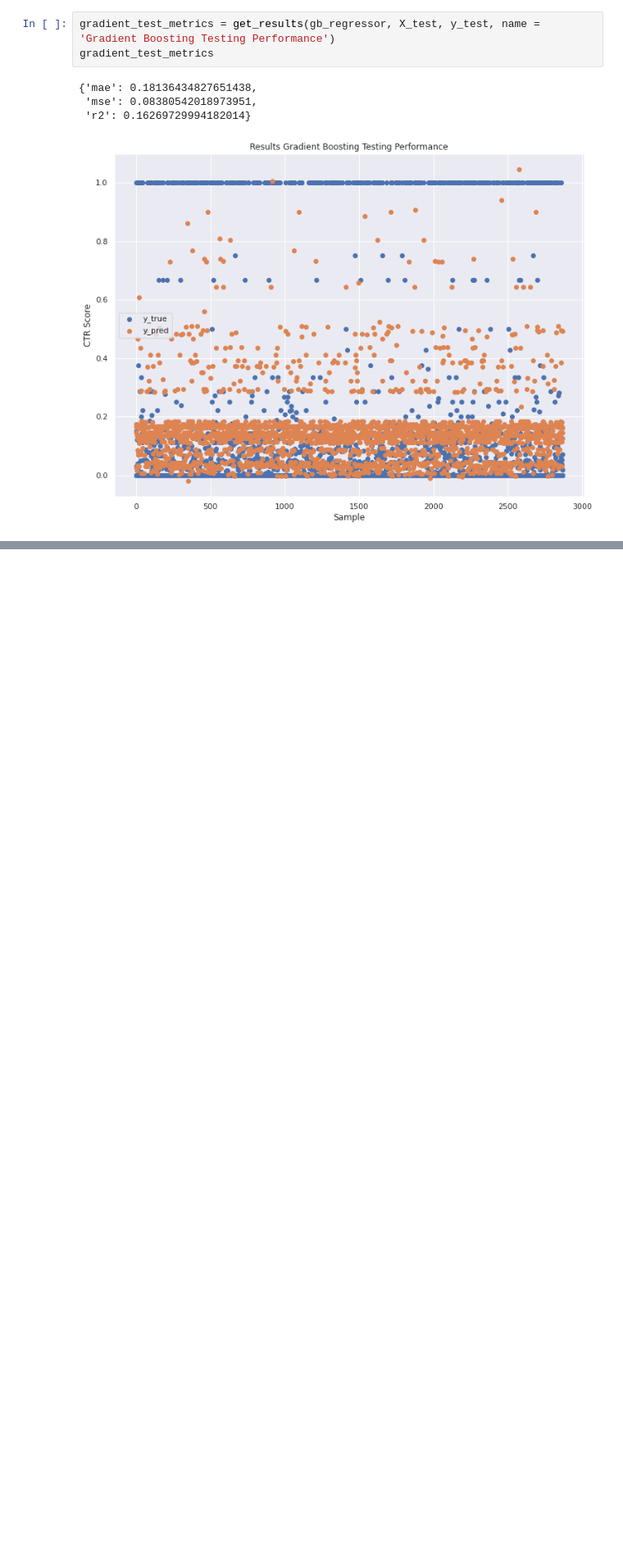
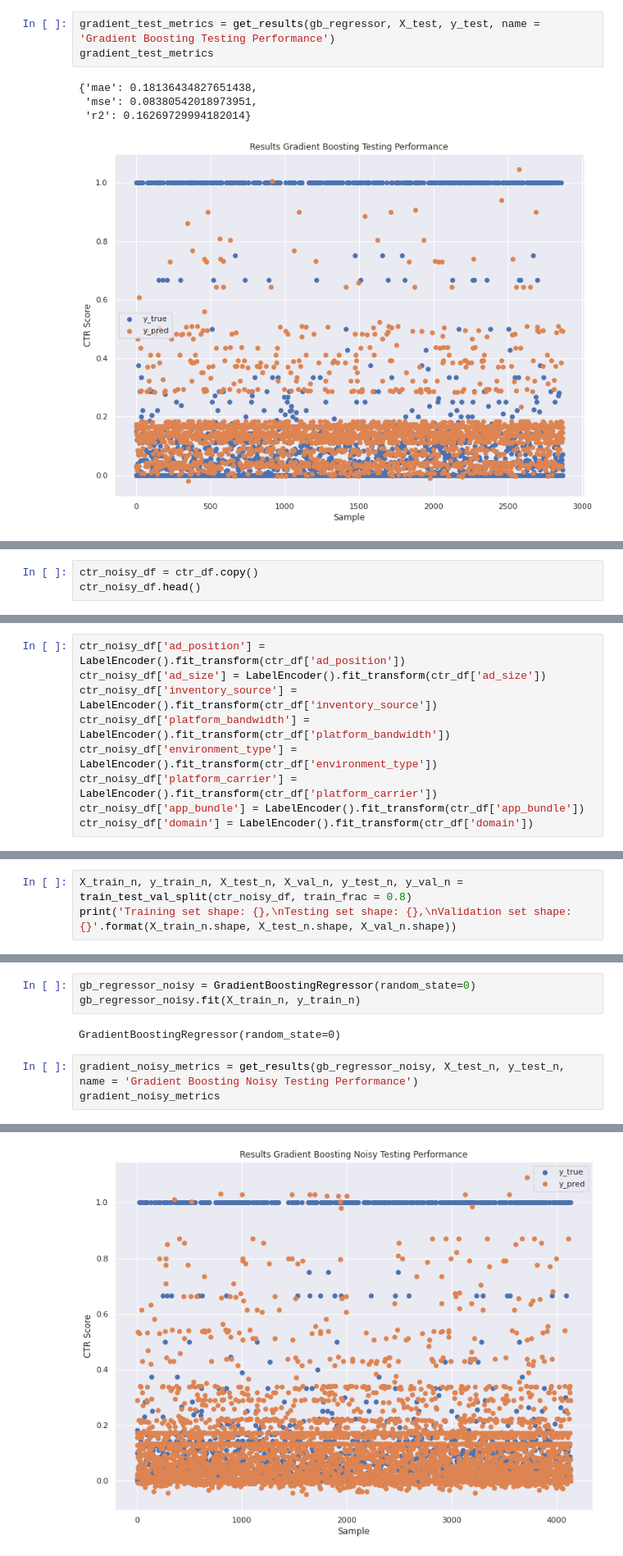
Before and after one commit to adgregory/adsmovil, a Jupyter notebook: CTR_Prueba_Tecnica.ipynb, the cells around one changed output, grey strips where cells are left out. Shown at 82% size. Drawn from its saved outputs; the diff is of its cells as text; blank space fills up the shorter version.

```diff
--- a/CTR_Prueba_Tecnica.ipynb
+++ b/CTR_Prueba_Tecnica.ipynb
@@ -754,0 +699,3 @@ sns.heatmap(model_corr, mask=mask, cmap=cmap, vmax=.3, center=0,
+# %%
+ctr_noisy_df = ctr_df.copy()
+ctr_noisy_df.head()
@@ -754,0 +711,9 @@ sns.heatmap(model_corr, mask=mask, cmap=cmap, vmax=.3, center=0,
+# %%
+ctr_noisy_df['ad_position'] = LabelEncoder().fit_transform(ctr_df['ad_position'])
+ctr_noisy_df['ad_size'] = LabelEncoder().fit_transform(ctr_df['ad_size'])
+ctr_noisy_df['inventory_source'] = LabelEncoder().fit_transform(ctr_df['inventory_source'])
+ctr_noisy_df['platform_bandwidth'] = LabelEncoder().fit_transform(ctr_df['platform_bandwidth'])
+ctr_noisy_df['environment_type'] = LabelEncoder().fit_transform(ctr_df['environment_type'])
+ctr_noisy_df['platform_carrier'] = LabelEncoder().fit_transform(ctr_df['platform_carrier'])
+ctr_noisy_df['app_bundle'] = LabelEncoder().fit_transform(ctr_df['app_bundle'])
+ctr_noisy_df['domain'] = LabelEncoder().fit_transform(ctr_df['domain'])
@@ -754,0 +722,3 @@ sns.heatmap(model_corr, mask=mask, cmap=cmap, vmax=.3, center=0,
+# %%
+X_train_n, y_train_n, X_test_n, X_val_n, y_test_n, y_val_n = train_test_val_split(ctr_noisy_df, train_frac = 0.8)
+print('Training set shape: {},\nTesting set shape: {},\nValidation set shape: {}'.format(X_train_n.shape, X_test_n.shape, X_val_n.shape))
@@ -754,0 +729,9 @@ sns.heatmap(model_corr, mask=mask, cmap=cmap, vmax=.3, center=0,
+# %%
+gb_regressor_noisy = GradientBoostingRegressor(random_state=0)
+gb_regressor_noisy.fit(X_train_n, y_train_n)
+# %% [output]
+GradientBoostingRegressor(random_state=0)
+# %%
+gradient_noisy_metrics = get_results(gb_regressor_noisy, X_test_n, y_test_n, name = 'Gradient Boosting Noisy Testing Performance')
+gradient_noisy_metrics
+# %% [output]
@@ -754,0 +741 @@ sns.heatmap(model_corr, mask=mask, cmap=cmap, vmax=.3, center=0,
+[figure, added]
```
Also changed, not shown: parts of 36 cells of this notebook.
